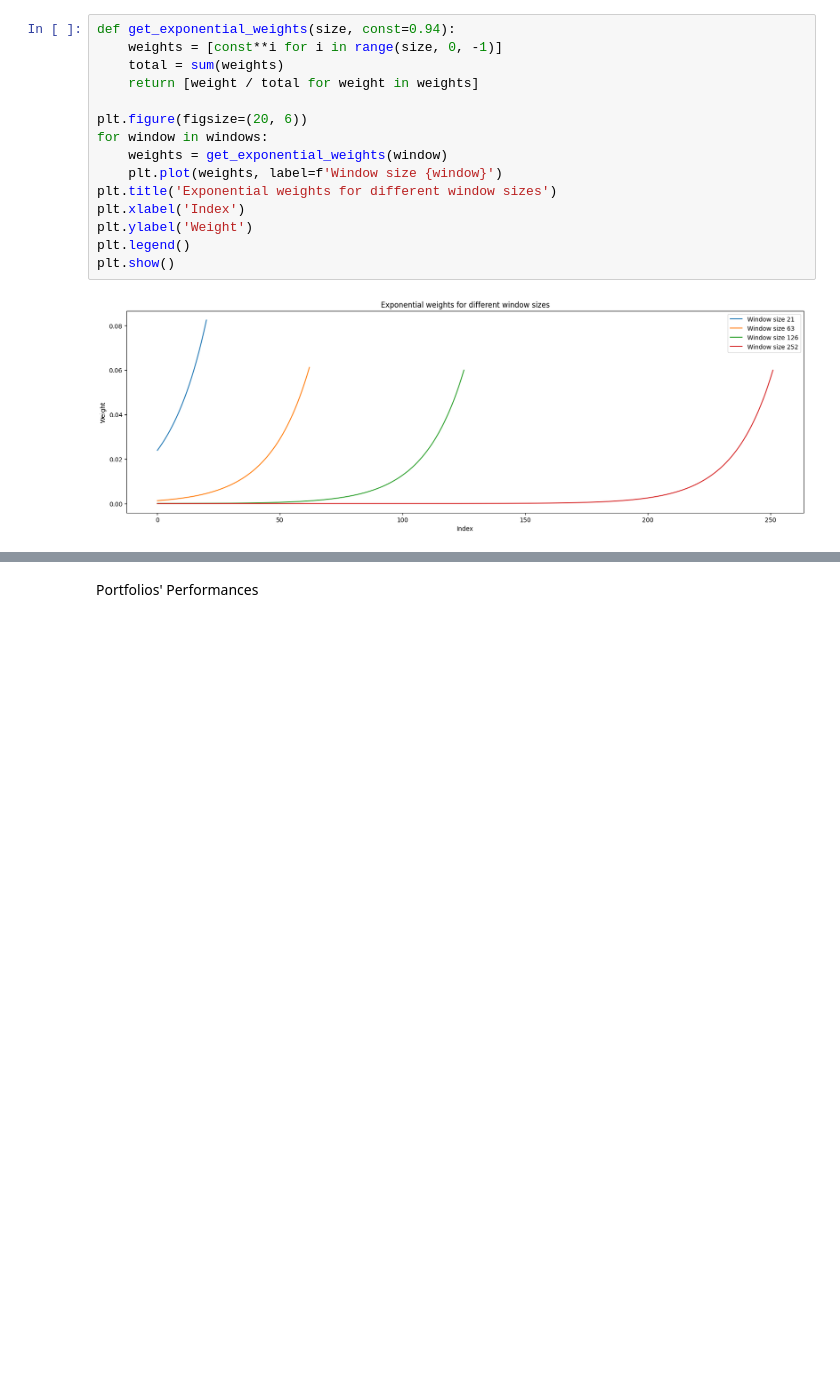
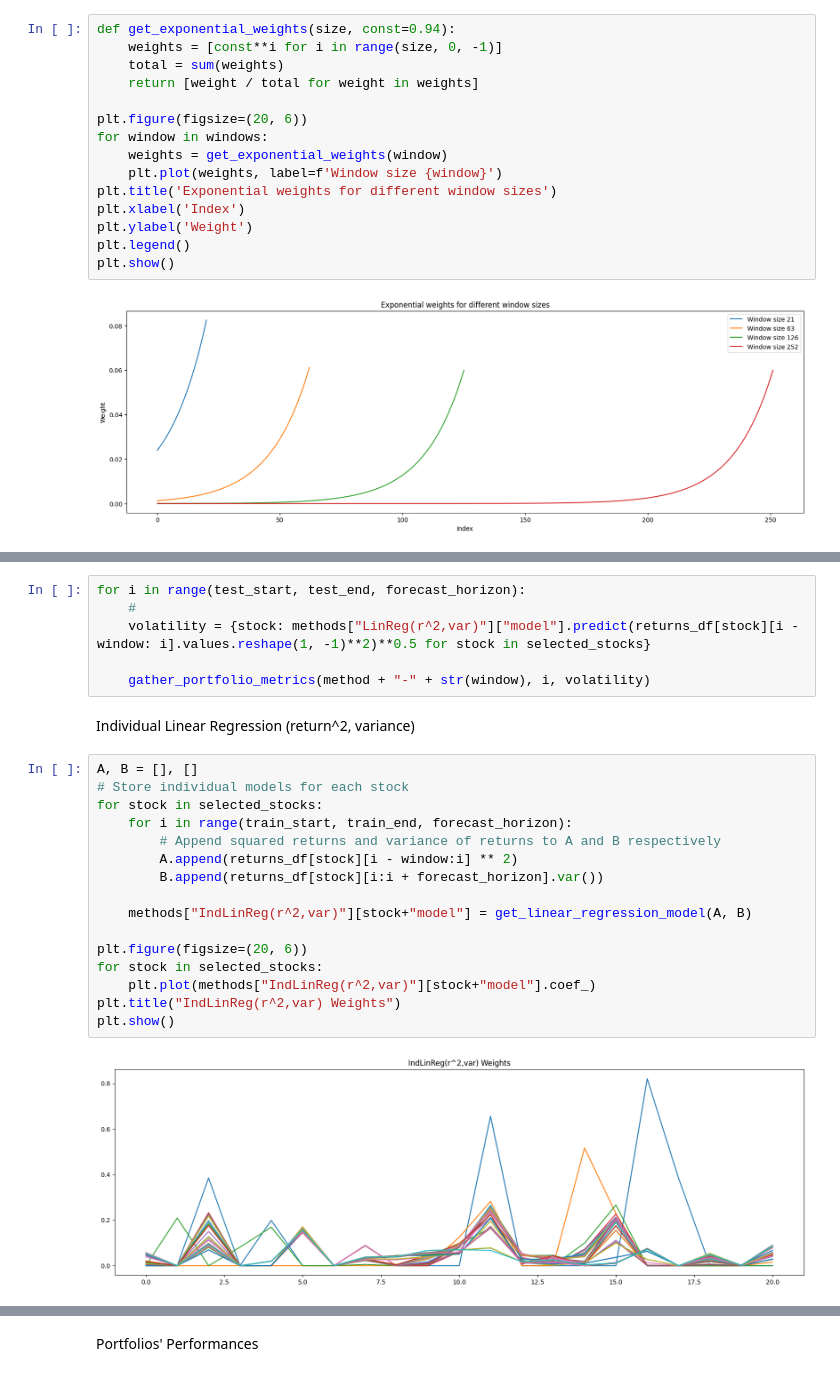
Before and after one commit to PapakMate/SVFT, a Jupyter notebook: SVFT.ipynb, the cells around one changed output, grey strips where cells are left out. Cells and saved outputs as stored; diff of their text form; blank space fills up the shorter version.

```diff
--- a/SVFT.ipynb
+++ b/SVFT.ipynb
@@ -193,0 +204,26 @@ X = get_lstsq_betas(start)
+# %%
+for i in range(test_start, test_end, forecast_horizon):
+    #
+    volatility = {stock: methods["LinReg(r^2,var)"]["model"].predict(returns_df[stock][i - window: i].values.reshape(1, -1)**2)**0.5 for stock in selected_stocks}
+
+    gather_portfolio_metrics(method + "-" + str(window), i, volatility)
+# %% [markdown]
+Individual Linear Regression (return^2, variance)
+# %%
+A, B = [], []
+# Store individual models for each stock
+for stock in selected_stocks:
+    for i in range(train_start, train_end, forecast_horizon):
+        # Append squared returns and variance of returns to A and B respectively
+        A.append(returns_df[stock][i - window:i] ** 2)
+        B.append(returns_df[stock][i:i + forecast_horizon].var())
+
+    methods["IndLinReg(r^2,var)"][stock+"model"] = get_linear_regression_model(A, B)
+
+plt.figure(figsize=(20, 6))
+for stock in selected_stocks:
+    plt.plot(methods["IndLinReg(r^2,var)"][stock+"model"].coef_)
+plt.title("IndLinReg(r^2,var) Weights")
+plt.show()
+# %% [output]
+[figure, added]
```
Also changed, not shown: parts of 15 cells of this notebook.
